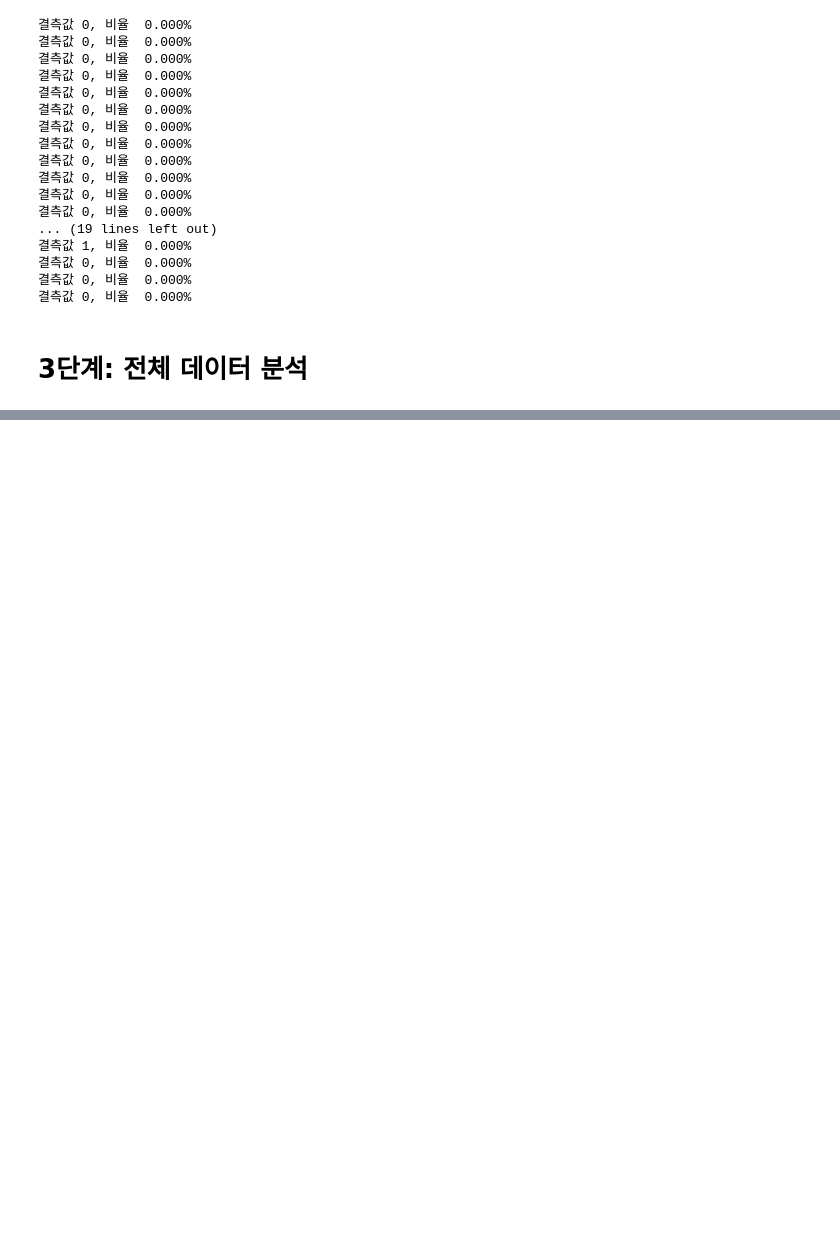
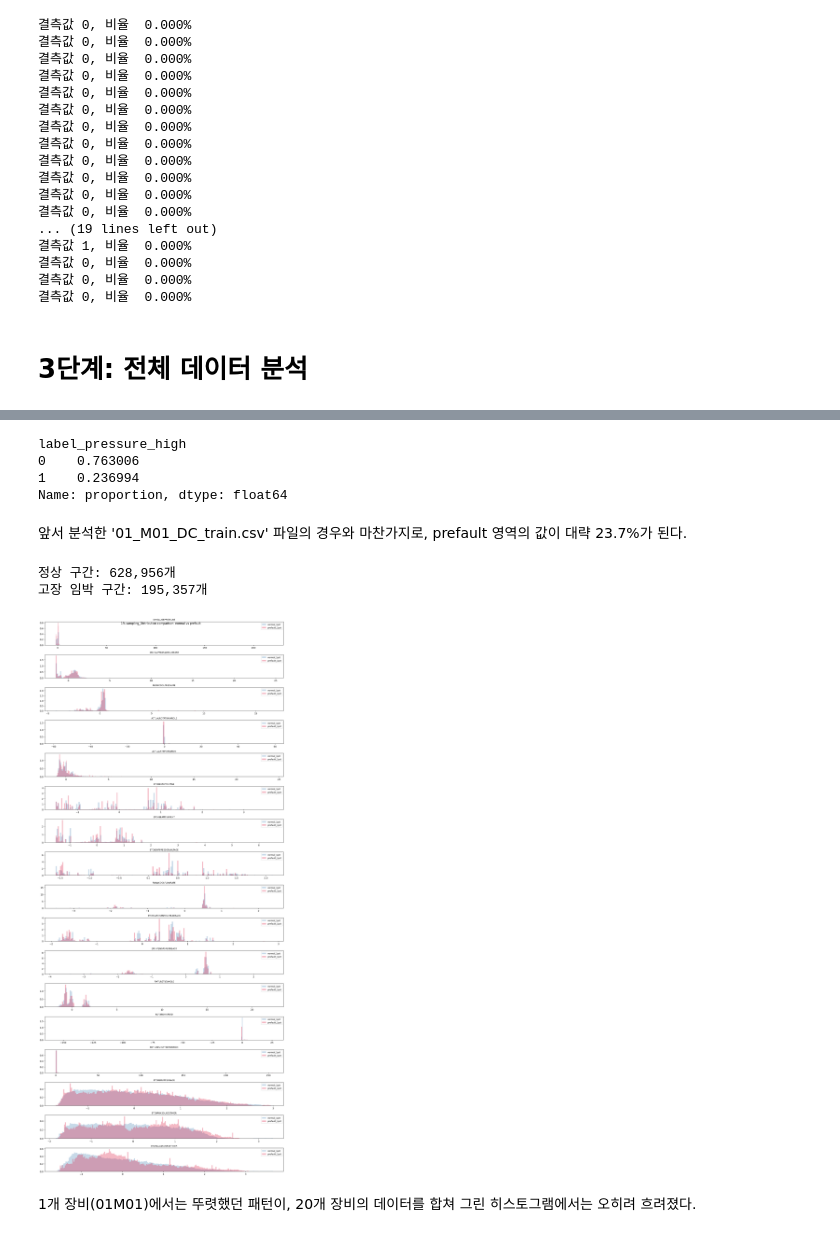
Before and after one commit to YoungJang-KR/semiconductor-fault-detection, a Jupyter notebook: from_scratch_PHM18_etching.ipynb, the cells around one changed output, grey strips where cells are left out. Drawn from its saved outputs; the diff is of its cells as text; code cells hidden in the pictures; blank space fills up the shorter version.

```diff
--- a/from_scratch_PHM18_etching.ipynb
+++ b/from_scratch_PHM18_etching.ipynb
@@ -351,0 +455,5 @@ for col in train_cols:
+# %%
+df_1pct = pd.read_csv('/content/drive/MyDrive/phm18/df_1pct.csv')
+
+print("행, 렬:", df_1pct.shape)
+print("열 항목:", df_1pct.columns.tolist())
@@ -351,0 +486,43 @@ for col in train_cols:
+# %%
+# 샘플링이 잘 되었는지도 확인해보기
+
+threshold = 1839644 # train_ttf 폴더 속 '01_M01_DC_train.csv'의 TTF_pressure_high 하위 25%값
+
+df_1pct['label_pressure_high'] = ( df_1pct['TTF_pressure_high'] <= threshold ).astype(int)
+print( df_1pct['label_pressure_high'].value_counts(normalize=True) )
+# %% [output]
+label_pressure_high
+0    0.763006
+1    0.236994
+Name: proportion, dtype: float64
+# %% [markdown]
+앞서 분석한 '01_M01_DC_train.csv' 파일의 경우와 마찬가지로, prefault 영역의 값이 대략 23.7%가 된다.
+# %%
+normal_1pct = df_1pct[ df_1pct['label_pressure_high']==0 ]
+prefault_1pct = df_1pct[ df_1pct['label_pressure_high']==1 ]
+
+print(f"정상 구간: {len(normal_1pct):,}개")
+print(f"고장 임박 구간: {len(prefault_1pct):,}개")
+# %% [output]
+정상 구간: 628,956개
+고장 임박 구간: 195,357개
+# %%
+# 비율을 보려면 density=True 까먹지 않기
+
+fig, axes = plt.subplots(len(train_cols), 1, figsize=(15, len(train_cols)*2))
+
+for i, col in enumerate(train_cols):
+  axes[i].hist( normal_1pct[col].dropna(), bins=200, alpha=0.3,
+               color='steelblue', label='normal_1pct', density=True)
+  axes[i].hist( prefault_1pct[col].dropna(), bins=200, alpha=0.3,
+               color='crimson', label='prefault_1pct', density=True)
+  axes[i].set_title(col, fontsize=9)
+  axes[i].legend(fontsize=9)
+
+plt.suptitle("1% sampling_Distribution comparison: normal vs prefault")
+plt.tight_layout()
+plt.show()
+# %% [output]
+[figure, added]
+# %% [markdown]
+1개 장비(01M01)에서는 뚜렷했던 패턴이, 20개 장비의 데이터를 합쳐 그린 히스토그램에서는 오히려 흐려졌다.
```
Also changed, not shown: parts of 10 cells of this notebook.
